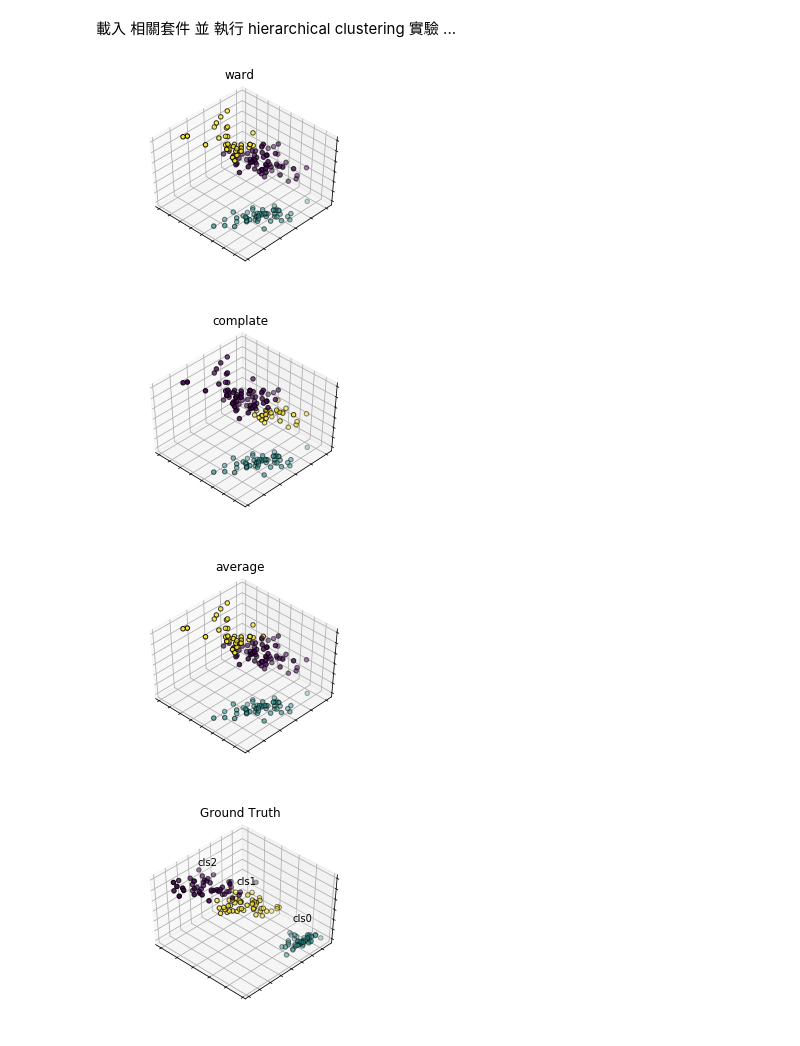
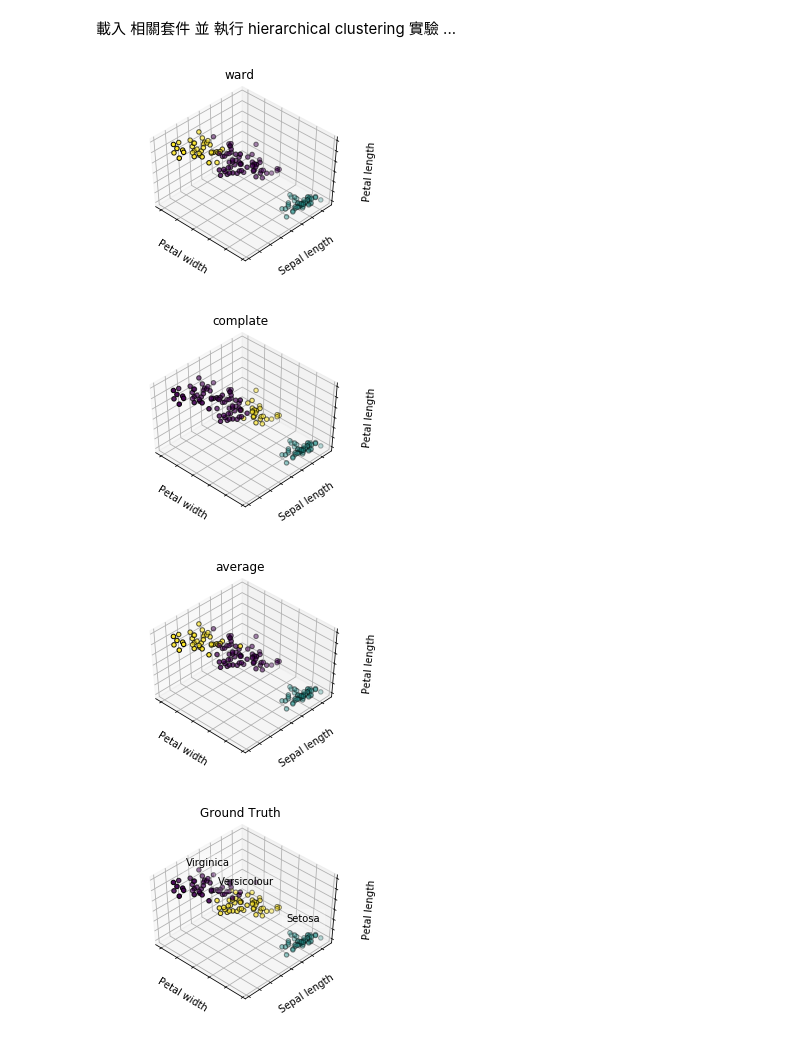
Before and after one commit to chiuyuwen91/2nd-ML100Days, a Jupyter notebook: homework/Day_057_hierarchical_clustering_sample.ipynb, the cells around one changed output. Drawn from its saved outputs; the diff is of its cells as text; code cells hidden in the pictures.

```diff
--- a/homework/Day_057_hierarchical_clustering_sample.ipynb
+++ b/homework/Day_057_hierarchical_clustering_sample.ipynb
@@ -19,43 +19,45 @@ from sklearn import datasets
 
 np.random.seed(5)
 # %%
-estimators = [('hc_ward', AgglomerativeClustering(n_clusters=3, linkage="ward")),
-              ('hc_complete', AgglomerativeClustering(n_clusters=3, linkage="complete")),
-              ('hc_average', AgglomerativeClustering(n_clusters=3, linkage="average"))]
+estimators = [('hc_iris_ward', AgglomerativeClustering(n_clusters=3, linkage="ward")),
+              ('hc_iris_complete', AgglomerativeClustering(n_clusters=3, linkage="complete")),
+              ('hc_iris_average', AgglomerativeClustering(n_clusters=3, linkage="average"))]
 # %%
 fignum = 1
 titles = ['ward', 'complate', 'average']
 for name, est in estimators:
     fig = plt.figure(fignum, figsize=(4, 3))
     ax = Axes3D(fig, rect=[0, 0, .95, 1], elev=48, azim=134)
 
     ## fit data
     est.fit(X)
 
     labels = est.labels_
 
-    ax.scatter(X[:, 0], X[:, 1], X[:, 2],
+    ax.scatter(X[:, 3], X[:, 0], X[:, 2],
                c=labels.astype(np.float), edgecolor='k')
-    #ax.set_xlabel(iris.feature_names[0])
-   # ax.set_ylabel(iris.feature_names[1])
-    #ax.set_zlabel(iris.feature_names[2])
+
     ax.w_xaxis.set_ticklabels([])
     ax.w_yaxis.set_ticklabels([])
     ax.w_zaxis.set_ticklabels([])
+    ax.set_xlabel('Petal width')
+    ax.set_ylabel('Sepal length')
+    ax.set_zlabel('Petal length')
     ax.set_title(titles[fignum - 1])
     ax.dist = 12
     fignum = fignum + 1
 # %% [output]
-[figure, old version]
+[figure, new version]
-[figure, old version]
+[figure, new version]
-[figure, old version]
+[figure, new version]
 # %%
+# Plot the ground truth
 fig = plt.figure(fignum, figsize=(4, 3))
 ax = Axes3D(fig, rect=[0, 0, .95, 1], elev=48, azim=134)
 
-for name, label in [('cls0', 0),
-                    ('cls1', 1),
-                    ('cls2', 2)]:
+for name, label in [('Setosa', 0),
+                    ('Versicolour', 1),
+                    ('Virginica', 2)]:
     ax.text3D(X[y == label, 3].mean(),
               X[y == label, 0].mean(),
               X[y == label, 2].mean() + 2, name,
@@ -68,7 +70,12 @@ ax.scatter(X[:, 3], X[:, 0], X[:, 2], c=y, edgecolor='k')
 ax.w_xaxis.set_ticklabels([])
 ax.w_yaxis.set_ticklabels([])
 ax.w_zaxis.set_ticklabels([])
+ax.set_xlabel('Petal width')
+ax.set_ylabel('Sepal length')
+ax.set_zlabel('Petal length')
 ax.set_title('Ground Truth')
 ax.dist = 12
+
+#fig.show()
 # %% [output]
-[figure, old version]
+[figure, new version]
```
Also changed, not shown: 1 other file.
